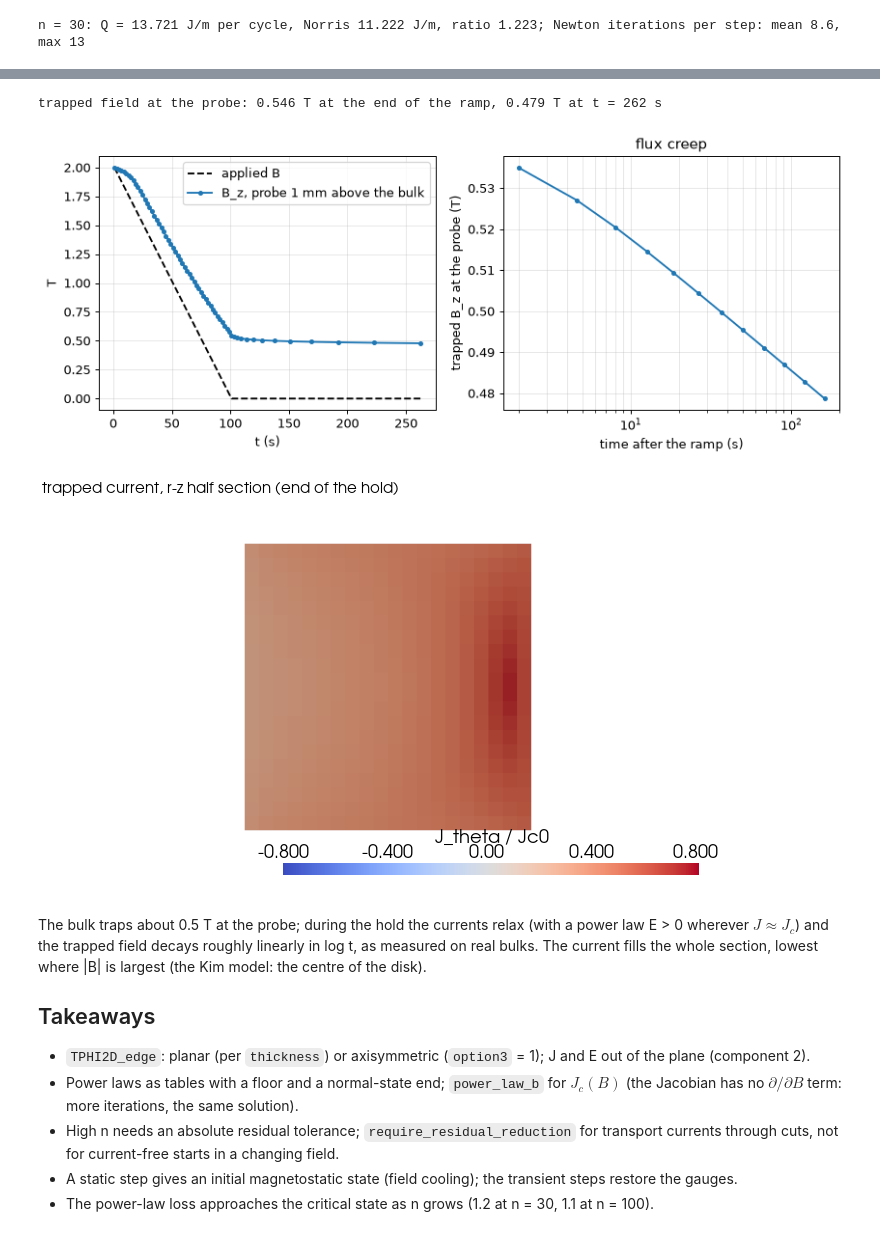
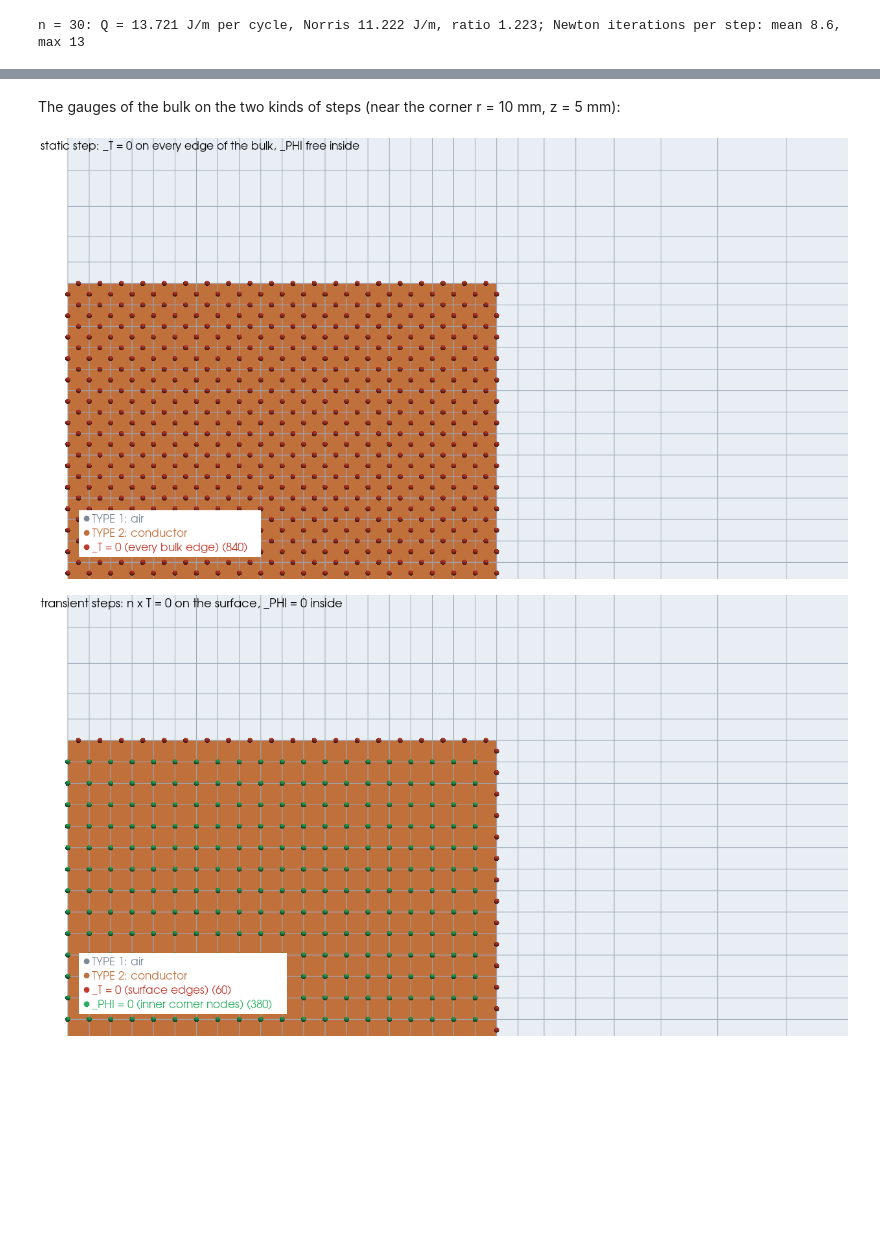
Before and after one commit to AlbertoBittes/pyTEC3D, a Jupyter notebook: docs/tutorials/tutorial_superconductors.ipynb, the cells around one changed output, grey strips where cells are left out. Drawn from its saved outputs; the diff is of its cells as text; code cells hidden in the pictures; blank space fills up the shorter version.

```diff
--- a/docs/tutorials/tutorial_superconductors.ipynb
+++ b/docs/tutorials/tutorial_superconductors.ipynb
@@ -273,46 +284,25 @@ file; from the output files we read B at the probe (1 mm above the centre of the
-# %%
-probe_xyz = np.array([0.0, 6e-3, 0.0])
-t, b_probe = [], []
-for s in steps:
-    g = pv.wrap(meshes.read_mesh(s["output"]))
-    k = int(np.argmin(np.linalg.norm(g.points - probe_xyz, axis=1)))
-    t.append(float(s["time"])); b_probe.append(g.point_data["B"][k, 1])
-t, b_probe = np.array(t), np.array(b_probe)
-print(f"trapped field at the probe: {b_probe[np.argmin(np.abs(t - 101.0))]:.3f} T at the end of the ramp, "
-      f"{b_probe[-1]:.3f} T at t = {t[-1]:.0f} s")
-
-ba = 2.0 * np.clip(1 - (t - 1.0) / 100.0, 0, 1)
-fig, ax = plt.subplots(1, 2, figsize=(11, 3.8))
-ax[0].plot(t, ba, "k--", label="applied B")
-ax[0].plot(t, b_probe, "o-", ms=3, label="B_z, probe 1 mm above the bulk")
-ax[0].set_xlabel("t (s)"); ax[0].set_ylabel("T"); ax[0].legend(); ax[0].grid(alpha=0.3)
-hold = t > 101.5
-ax[1].semilogx(t[hold] - 101.0, b_probe[hold], "o-", ms=3)
-ax[1].set_xlabel("time after the ramp (s)"); ax[1].set_ylabel("trapped B_z at the probe (T)")
-ax[1].set_title("flux creep"); ax[1].grid(True, which="both", alpha=0.3)
-plt.show()
-
-g = pv.wrap(meshes.read_mesh(steps[-1]["output"]))
-bulk = g.threshold((2, 2), scalars="TYPE")
-bulk.cell_data["J_theta / Jc0"] = bulk.cell_data["Jt"][:, 2] / 3e8
-p = pv.Plotter(window_size=(700, 420))
-p.add_mesh(bulk, scalars="J_theta / Jc0", cmap="coolwarm", clim=(-0.8, 0.8))
-p.view_xy(); p.add_text("trapped current, r-z half section (end of the hold)", font_size=10); p.show()
-# %% [output]
-trapped field at the probe: 0.546 T at the end of the ramp, 0.479 T at t = 262 s
-[figure, removed]
-[figure, removed]
-# %% [markdown]
-The bulk traps about 0.5 T at the probe; during the hold the currents relax (with a power law E > 0 wherever
-$J\approx J_c$) and the trapped field decays roughly linearly in log t, as measured on real bulks. The current fills
-the whole section, lowest where |B| is largest (the Kim model: the centre of the disk).
-
-## Takeaways
-
-* `TPHI2D_edge`: planar (per `thickness`) or axisymmetric (`option3` = 1); J and E out of the plane (component 2).
-* Power laws as tables with a floor and a normal-state end; `power_law_b` for $J_c(B)$ (the Jacobian has no
-  $\partial/\partial B$ term: more iterations, the same solution).
-* High n needs an absolute residual tolerance; `require_residual_reduction` for transport currents through cuts, not
-  for current-free starts in a changing field.
-* A static step gives an initial magnetostatic state (field cooling); the transient steps restore the gauges.
-* The power-law loss approaches the critical state as n grows (1.2 at n = 30, 1.1 at n = 100).
+# %% [markdown]
+The gauges of the bulk on the two kinds of steps (near the corner r = 10 mm, z = 5 mm):
+# %%
+solver = new_solver("bulk_2D_tphi_axisym", "look.log")
+grid = solver.model.mesh
+selection.select(grid, "TYPE", 2, location="elem"); selection.nsle(grid)
+selection.select(grid, "MidsideNodes", 1, mode="r")
+all_edges = selection.selected_ids(grid)
+selection.select(grid, "TYPE", 1, location="elem"); selection.nsle(grid, mode="r")
+surface = selection.selected_ids(grid)
+selection.select(grid, "TYPE", 2, location="elem"); selection.nsle(grid)
+selection.select(grid, "TYPE", 1, location="elem"); selection.nsle(grid, mode="u")
+selection.select(grid, "MidsideNodes", 0, mode="r")
+inner = selection.selected_ids(grid)
+corner = (0.005, 0.0125, 0.0, 0.0065, 0, 0)
+view(grid, regions={1: "air", 2: "conductor"}).nodes(all_edges, "#c0392b", "_T = 0 (every bulk edge)").show(
+    "static step: _T = 0 on every edge of the bulk, _PHI free inside", bounds=corner)
+(view(grid, regions={1: "air", 2: "conductor"}).nodes(surface, "#c0392b", "_T = 0 (surface edges)")
+ .nodes(inner, "#27ae60", "_PHI = 0 (inner corner nodes)")
+ .show("transient steps: n x T = 0 on the surface, _PHI = 0 inside", bounds=corner))
+with quietly():
+    solver.close()
+# %% [output]
+[figure, added]
+[figure, added]
```
Also changed, not shown: parts of 14 cells of this notebook, 37 other files.
